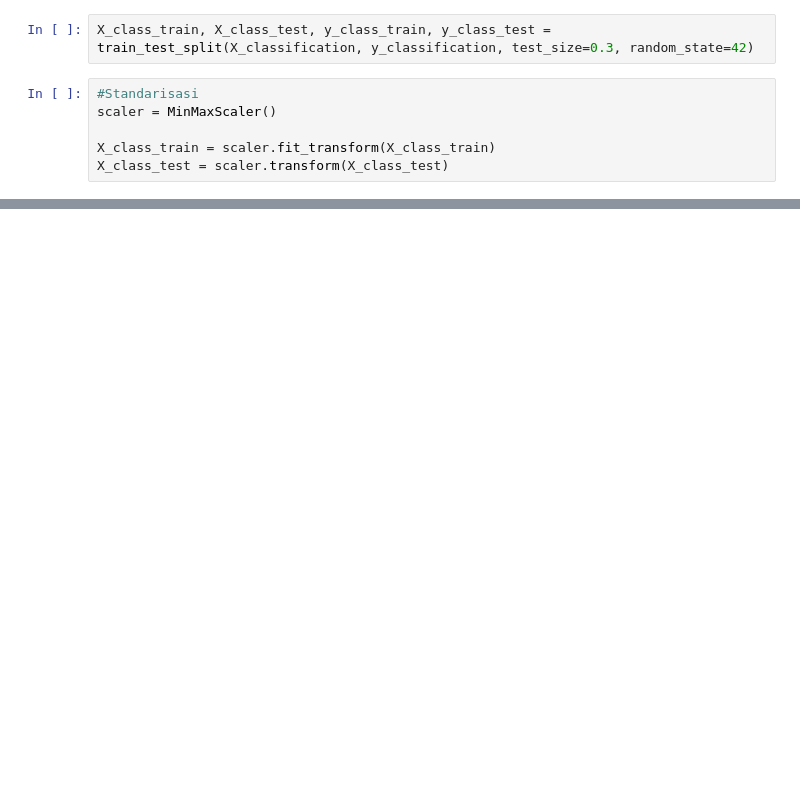
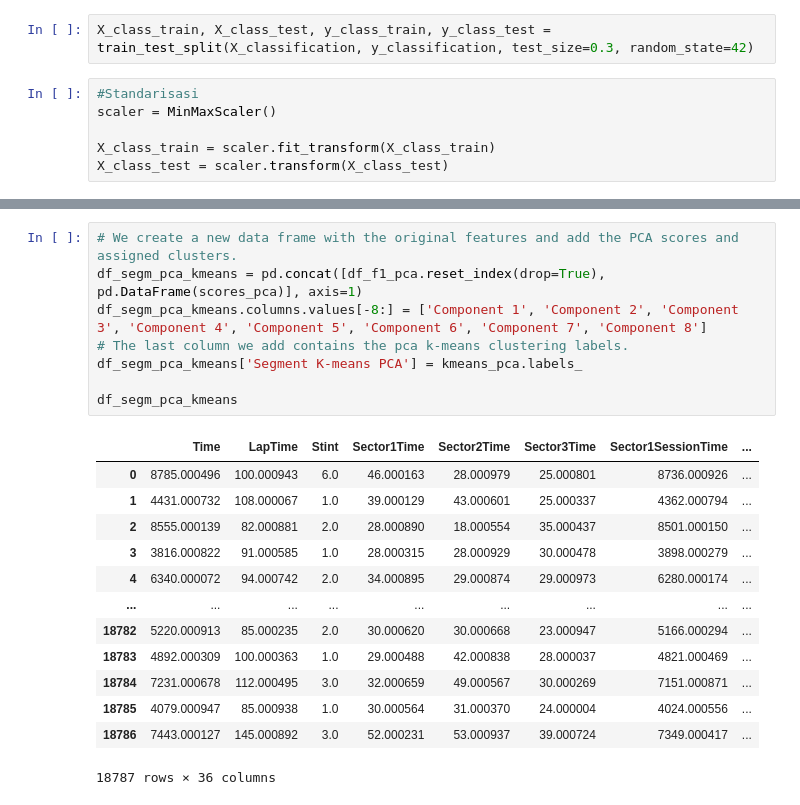
Before and after one commit to F1-biasa-aja/F1-kasdd, a Jupyter notebook: F1 Biasa Aja.ipynb, the cells around one changed output, grey strips where cells are left out. Drawn from its saved outputs; the diff is of its cells as text; blank space fills up the shorter version.

```diff
--- a/F1 Biasa Aja.ipynb
+++ b/F1 Biasa Aja.ipynb
@@ -419,0 +719,22 @@ classification_metrics(predicted, y_class_test)
+# %%
+# We create a new data frame with the original features and add the PCA scores and assigned clusters.
+df_segm_pca_kmeans = pd.concat([df_f1_pca.reset_index(drop=True), pd.DataFrame(scores_pca)], axis=1)
+df_segm_pca_kmeans.columns.values[-8:] = ['Component 1', 'Component 2', 'Component 3', 'Component 4', 'Component 5', 'Component 6', 'Component 7', 'Component 8']
+# The last column we add contains the pca k-means clustering labels.
+df_segm_pca_kmeans['Segment K-means PCA'] = kmeans_pca.labels_
+
+df_segm_pca_kmeans
+# %% [output]
+|  | Time | LapTime | Stint | Sector1Time | Sector2Time | Sector3Time | Sector1SessionTime | ... |
+| 0 | 8785.000496 | 100.000943 | 6.0 | 46.000163 | 28.000979 | 25.000801 | 8736.000926 | ... |
+| 1 | 4431.000732 | 108.000067 | 1.0 | 39.000129 | 43.000601 | 25.000337 | 4362.000794 | ... |
+| 2 | 8555.000139 | 82.000881 | 2.0 | 28.000890 | 18.000554 | 35.000437 | 8501.000150 | ... |
+| 3 | 3816.000822 | 91.000585 | 1.0 | 28.000315 | 28.000929 | 30.000478 | 3898.000279 | ... |
+| 4 | 6340.000072 | 94.000742 | 2.0 | 34.000895 | 29.000874 | 29.000973 | 6280.000174 | ... |
+| ... | ... | ... | ... | ... | ... | ... | ... | ... |
+| 18782 | 5220.000913 | 85.000235 | 2.0 | 30.000620 | 30.000668 | 23.000947 | 5166.000294 | ... |
+| 18783 | 4892.000309 | 100.000363 | 1.0 | 29.000488 | 42.000838 | 28.000037 | 4821.000469 | ... |
+| 18784 | 7231.000678 | 112.000495 | 3.0 | 32.000659 | 49.000567 | 30.000269 | 7151.000871 | ... |
+| 18785 | 4079.000947 | 85.000938 | 1.0 | 30.000564 | 31.000370 | 24.000004 | 4024.000556 | ... |
+| 18786 | 7443.000127 | 145.000892 | 3.0 | 52.000231 | 53.000937 | 39.000724 | 7349.000417 | ... |
+18787 rows × 36 columns
```
Also changed, not shown: parts of 46 cells of this notebook.
